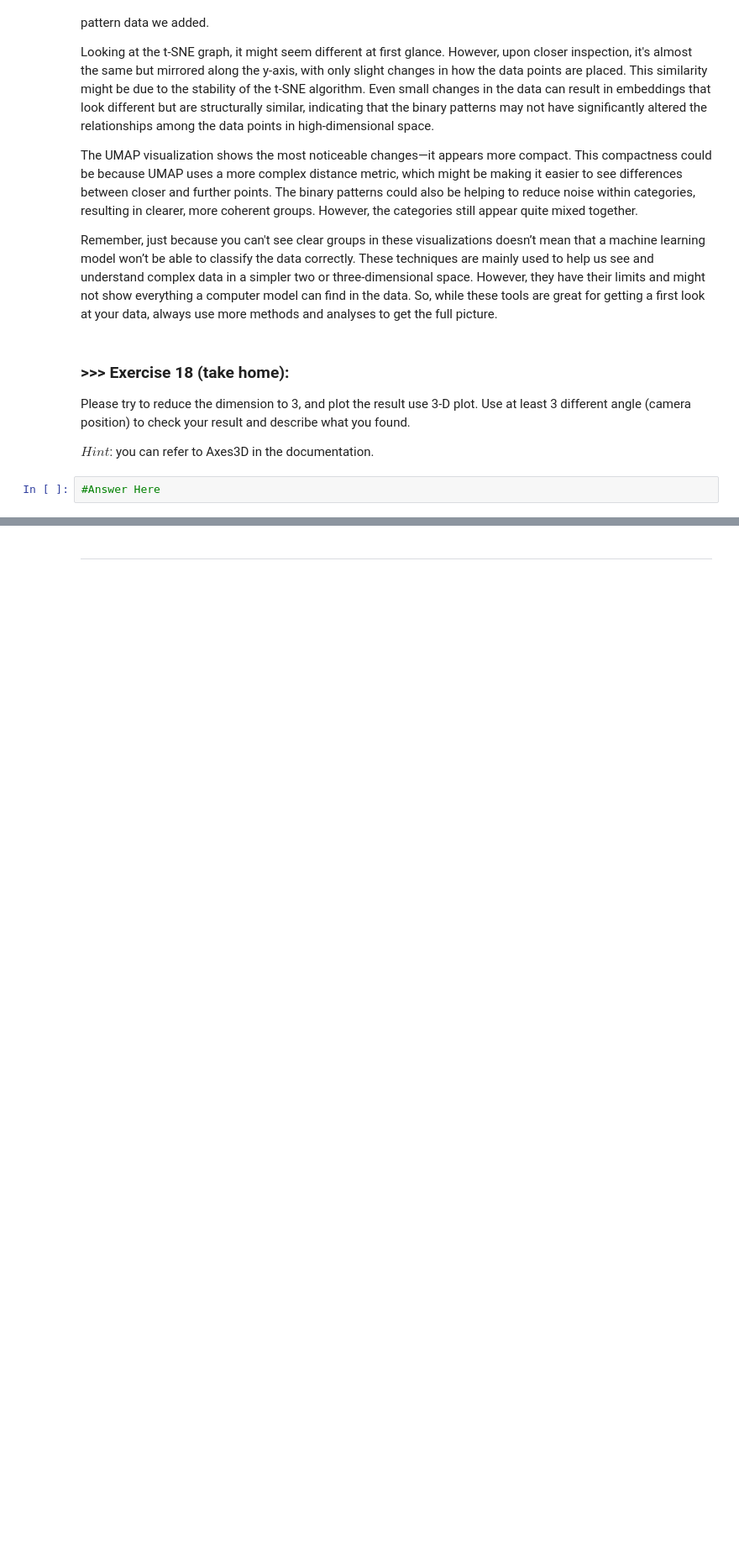
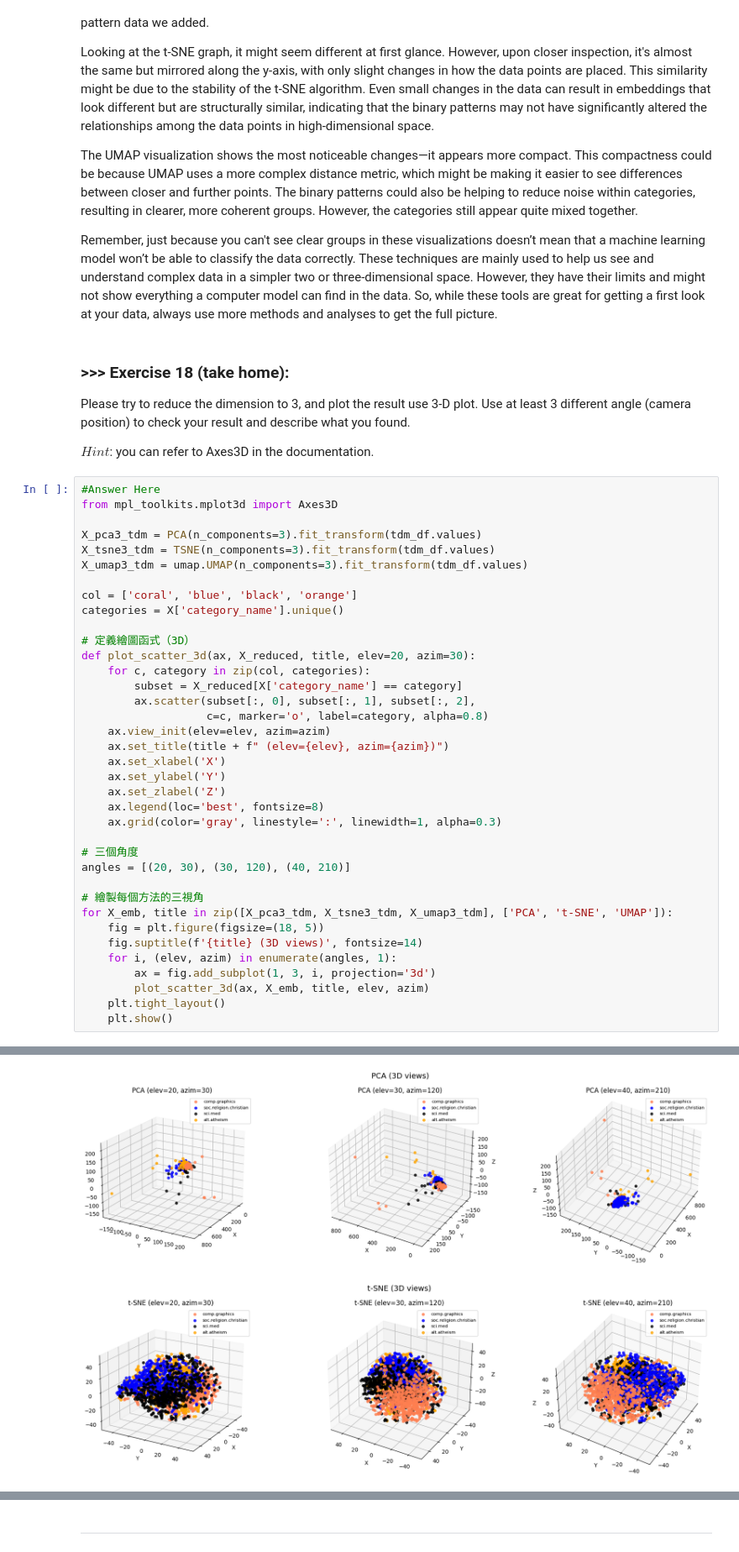
Before and after one commit to r0wan1ooo5/DM2025-Lab1-Exercise, a Jupyter notebook: DM2025-Lab1-Master.ipynb, the cells around one changed output, grey strips where cells are left out. Shown at 84% size. Cells and saved outputs as stored; diff of their text form; blank space fills up the shorter version.

```diff
--- a/DM2025-Lab1-Master.ipynb
+++ b/DM2025-Lab1-Master.ipynb
@@ -2190,5 +2358,41 @@ Remember, just because you can't see clear groups in these visualizations doesn
 Please try to reduce the dimension to 3, and plot the result use 3-D plot. Use at least 3 different angle (camera position) to check your result and describe what you found.
 
 $Hint$: you can refer to Axes3D in the documentation.
-# %%
-#Answer Here
+# %%
+#Answer Here
+from mpl_toolkits.mplot3d import Axes3D
+
+X_pca3_tdm = PCA(n_components=3).fit_transform(tdm_df.values)
+X_tsne3_tdm = TSNE(n_components=3).fit_transform(tdm_df.values)
+X_umap3_tdm = umap.UMAP(n_components=3).fit_transform(tdm_df.values)
+
+col = ['coral', 'blue', 'black', 'orange']
+categories = X['category_name'].unique()
+
+# 定義繪圖函式（3D）
+def plot_scatter_3d(ax, X_reduced, title, elev=20, azim=30):
+    for c, category in zip(col, categories):
+        subset = X_reduced[X['category_name'] == category]
+        ax.scatter(subset[:, 0], subset[:, 1], subset[:, 2],
+                   c=c, marker='o', label=category, alpha=0.8)
+    ax.view_init(elev=elev, azim=azim)
+    ax.set_title(title + f" (elev={elev}, azim={azim})")
+    ax.set_xlabel('X')
+    ax.set_ylabel('Y')
+    ax.set_zlabel('Z')
+    ax.legend(loc='best', fontsize=8)
+    ax.grid(color='gray', linestyle=':', linewidth=1, alpha=0.3)
+
+# 三個角度
+angles = [(20, 30), (30, 120), (40, 210)]
+
+# 繪製每個方法的三視角
+for X_emb, title in zip([X_pca3_tdm, X_tsne3_tdm, X_umap3_tdm], ['PCA', 't-SNE', 'UMAP']):
+    fig = plt.figure(figsize=(18, 5))
+    fig.suptitle(f'{title} (3D views)', fontsize=14)
+    for i, (elev, azim) in enumerate(angles, 1):
+        ax = fig.add_subplot(1, 3, i, projection='3d')
+        plot_scatter_3d(ax, X_emb, title, elev, azim)
+    plt.tight_layout()
+    plt.show()
+# %% [output]
@@ -2194,0 +2416,2 @@ $Hint$: you can refer to Axes3D in the documentation.
+[figure, added]
+[figure, added]
```
Also changed, not shown: parts of 29 cells of this notebook, 4 other files.
